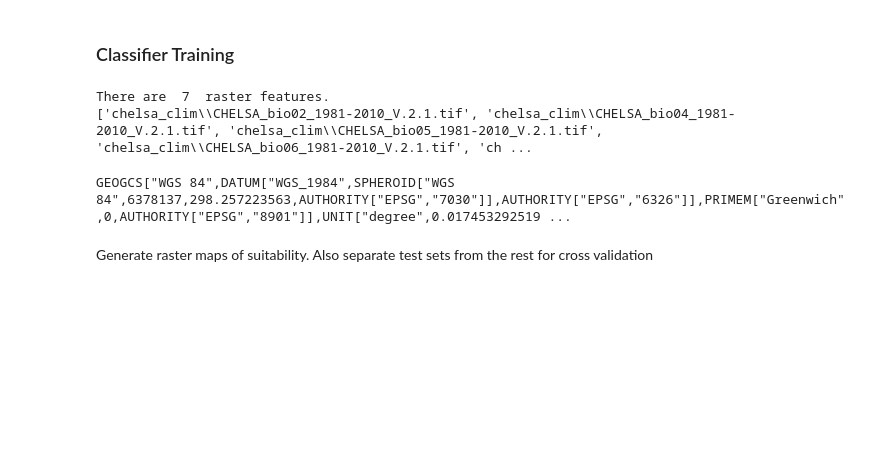
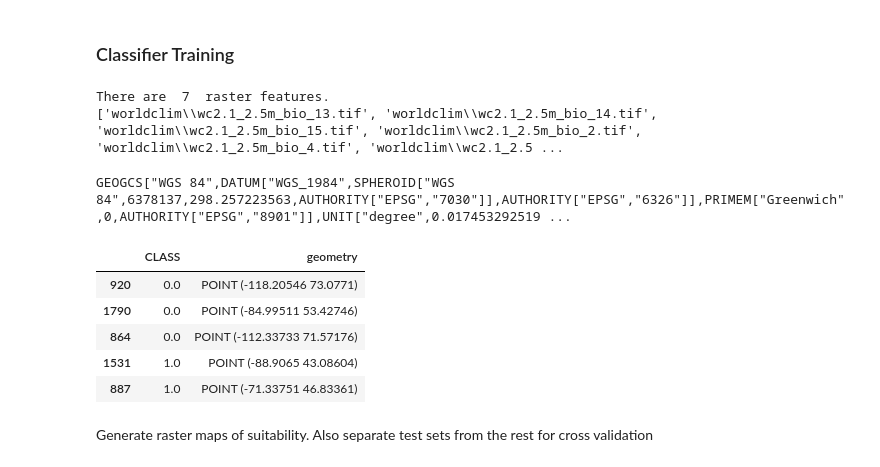
Before and after one commit to stacyc2449/wwf-sdm, a Jupyter notebook: sdm_notebook.ipynb, the cells around one changed output. Cells and saved outputs as stored; diff of their text form; code cells hidden in the pictures; blank space fills up the shorter version.

```diff
--- a/sdm_notebook.ipynb
+++ b/sdm_notebook.ipynb
@@ -141,7 +143,7 @@ ncr_gdf_mid[ncr_gdf_mid.CLASS == 0].plot(marker='*', color='red', markersize=5)
 #     shutil.copy(f,'inputs/')
 
 ras_feats = sorted(glob.glob(
-    'chelsa_clim/CHELSA_bio*.tif'))
+    'worldclim/wc2.1_2.5m_bio_*.tif'))
 
 # THE ORDER IS SIGNIFICANT!!!!
 
@@ -150,7 +152,7 @@ print(ras_feats)
 # current order: 13, 14, 15, 2, 4, 5, 6
 # %% [output]
 There are  7  raster features.
-['chelsa_clim\\CHELSA_bio02_1981-2010_V.2.1.tif', 'chelsa_clim\\CHELSA_bio04_1981-2010_V.2.1.tif', 'chelsa_clim\\CHELSA_bio05_1981-2010_V.2.1.tif', 'chelsa_clim\\CHELSA_bio06_1981-2010_V.2.1.tif', 'ch ...
+['worldclim\\wc2.1_2.5m_bio_13.tif', 'worldclim\\wc2.1_2.5m_bio_14.tif', 'worldclim\\wc2.1_2.5m_bio_15.tif', 'worldclim\\wc2.1_2.5m_bio_2.tif', 'worldclim\\wc2.1_2.5m_bio_4.tif', 'worldclim\\wc2.1_2.5 ...
 # %%
 import rasterio
 
@@ -168,6 +170,15 @@ for i in range(1,11):
 print(ncr_gdf_mid.crs)
 # %% [output]
 GEOGCS["WGS 84",DATUM["WGS_1984",SPHEROID["WGS 84",6378137,298.257223563,AUTHORITY["EPSG","7030"]],AUTHORITY["EPSG","6326"]],PRIMEM["Greenwich",0,AUTHORITY["EPSG","8901"]],UNIT["degree",0.017453292519 ...
+# %%
+ncr_gdf_mid.sample(5)
+# %% [output]
+|  | CLASS | geometry |
+| 920 | 0.0 | POINT (-118.20546 73.0771) |
+| 1790 | 0.0 | POINT (-84.99511 53.42746) |
+| 864 | 0.0 | POINT (-112.33733 71.57176) |
+| 1531 | 1.0 | POINT (-88.9065 43.08604) |
+| 887 | 1.0 | POINT (-71.33751 46.83361) |
 # %% [markdown]
 Generate raster maps of suitability. Also separate test sets from the rest for cross validation
 # %%
```
Also changed, not shown: parts of 14 cells of this notebook, 2 other files.
